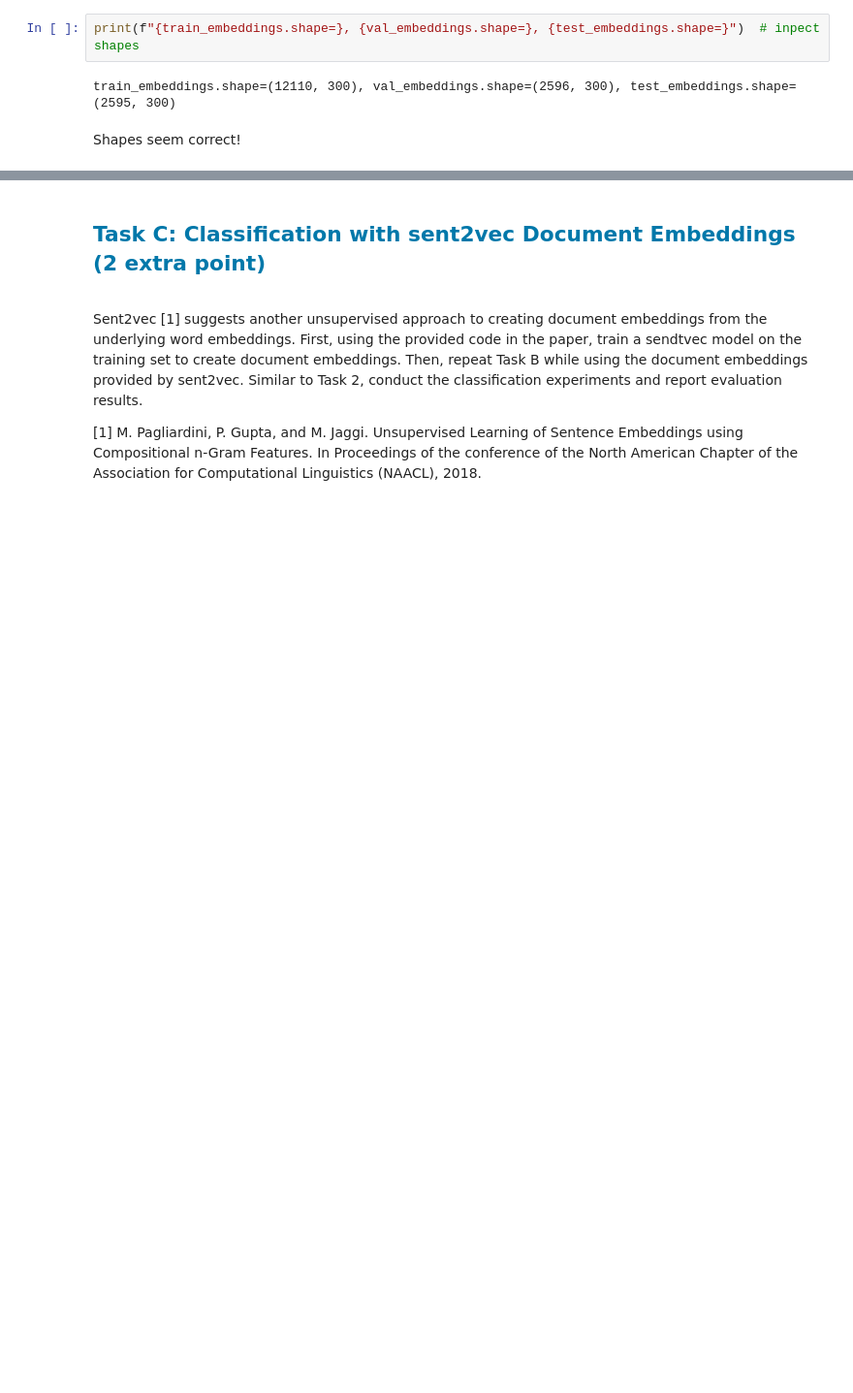
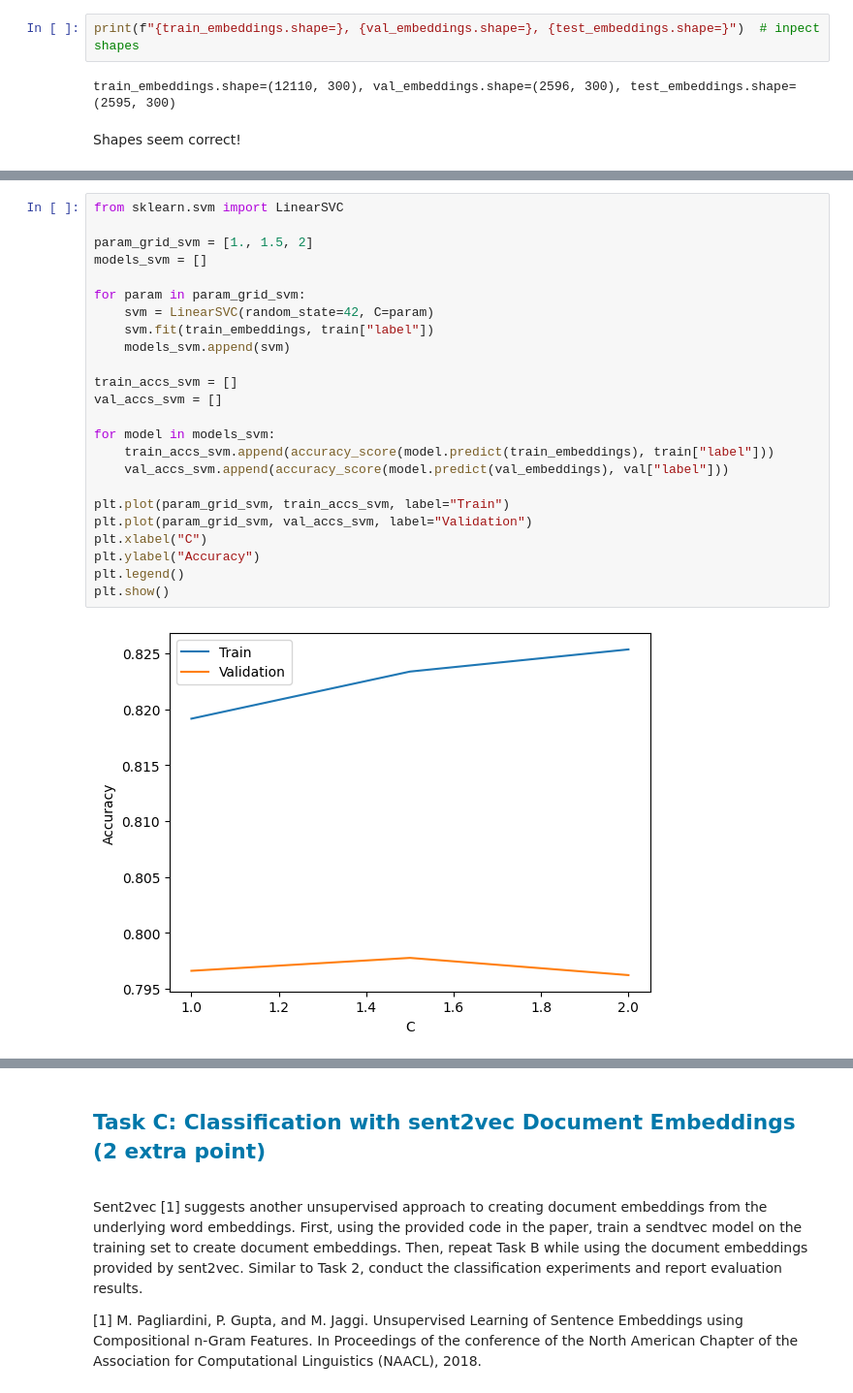
Before and after one commit to th3lias/Natural-Language-Processing, a Jupyter notebook: Assignment 2/Assignment2.ipynb, the cells around one changed output, grey strips where cells are left out. Shown: that part at 97% size. Cells and saved outputs as stored; diff of their text form; blank space fills up the shorter version.

```diff
--- a/Assignment 2/Assignment2.ipynb
+++ b/Assignment 2/Assignment2.ipynb
@@ -589,0 +551,26 @@ plt.show()
+# %%
+from sklearn.svm import LinearSVC
+
+param_grid_svm = [1., 1.5, 2]
+models_svm = []
+
+for param in param_grid_svm:
+    svm = LinearSVC(random_state=42, C=param)
+    svm.fit(train_embeddings, train["label"])
+    models_svm.append(svm)
+
+train_accs_svm = []
+val_accs_svm = []
+
+for model in models_svm:
+    train_accs_svm.append(accuracy_score(model.predict(train_embeddings), train["label"]))
+    val_accs_svm.append(accuracy_score(model.predict(val_embeddings), val["label"]))
+
+plt.plot(param_grid_svm, train_accs_svm, label="Train")
+plt.plot(param_grid_svm, val_accs_svm, label="Validation")
+plt.xlabel("C")
+plt.ylabel("Accuracy")
+plt.legend()
+plt.show()
+# %% [output]
+[figure, added]
```
Also changed, not shown: parts of 8 cells of this notebook.
